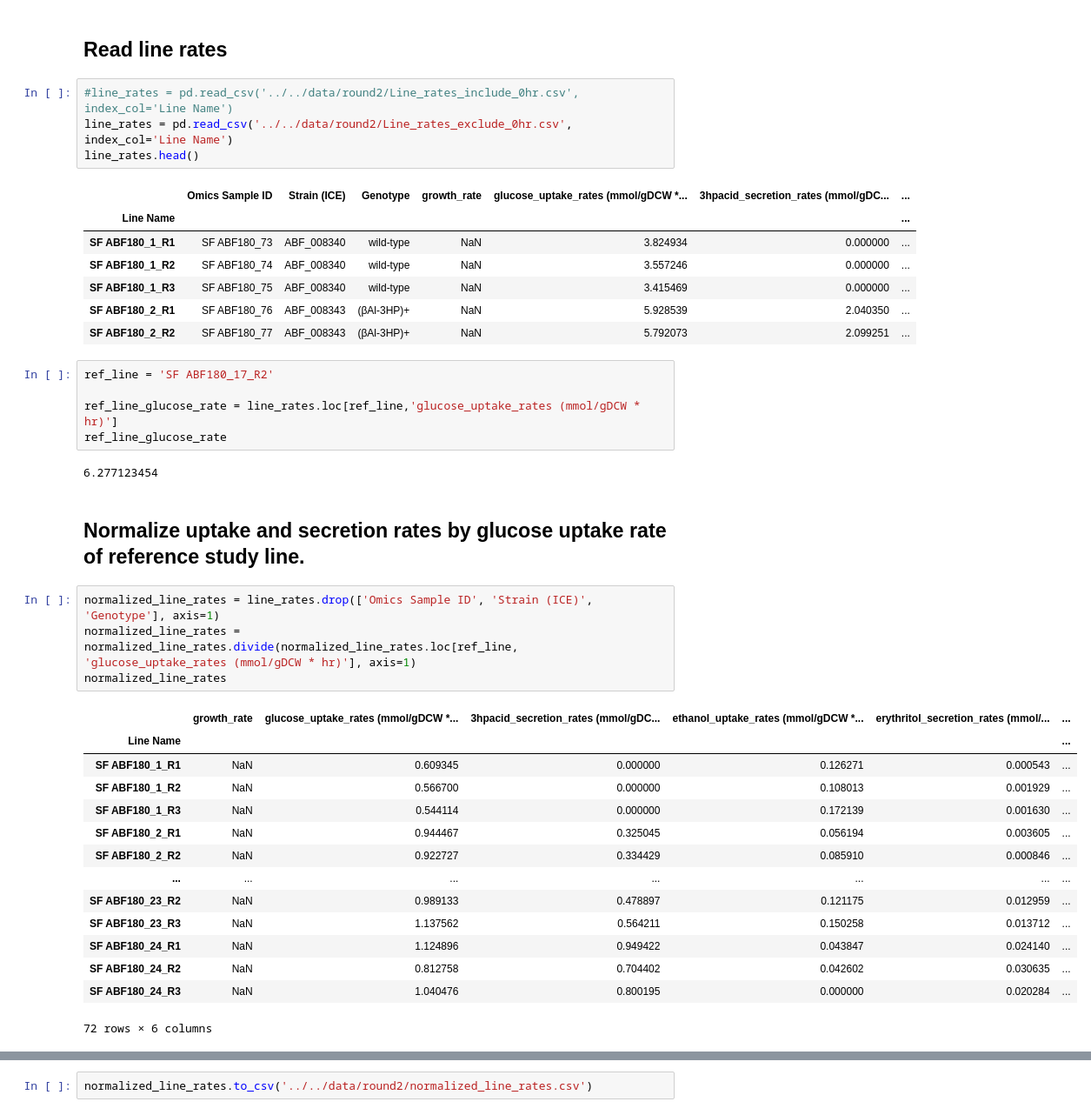
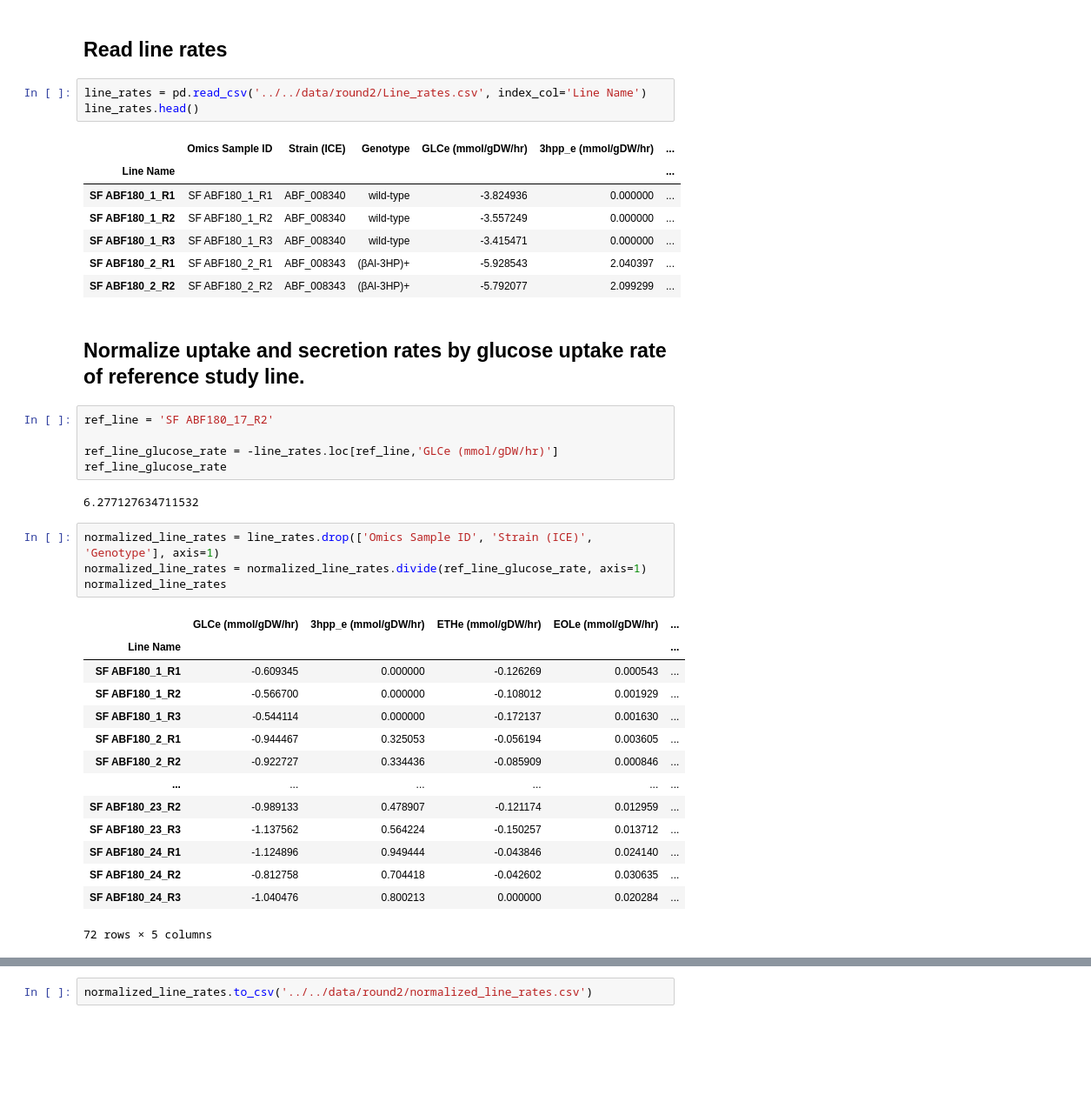
Before and after one commit to AgileBioFoundry/AspergillusQ4Milestone, a Jupyter notebook: notebooks/round2/Eflux4A.niger.ipynb, the cells around one changed output, grey strips where cells are left out. Shown at 87% size. Saved outputs shown, nothing was run; the diff lists cells and outputs as text; blank space fills up the shorter version.

```diff
--- a/notebooks/round2/Eflux4A.niger.ipynb
+++ b/notebooks/round2/Eflux4A.niger.ipynb
@@ -78,45 +70,44 @@ model.objective = 'BOUNDARY_CO2e'
 # %% [markdown]
 ## Read line rates
 # %%
-#line_rates = pd.read_csv('../../data/round2/Line_rates_include_0hr.csv', index_col='Line Name')
-line_rates = pd.read_csv('../../data/round2/Line_rates_exclude_0hr.csv', index_col='Line Name')
+line_rates = pd.read_csv('../../data/round2/Line_rates.csv', index_col='Line Name')
 line_rates.head()
 # %% [output]
-|  | Omics Sample ID | Strain (ICE) | Genotype | growth_rate | glucose_uptake_rates (mmol/gDCW *... | 3hpacid_secretion_rates (mmol/gDC... | ... |
-| Line Name |  |  |  |  |  |  | ... |
-| SF ABF180_1_R1 | SF ABF180_73 | ABF_008340 | wild-type | NaN | 3.824934 | 0.000000 | ... |
-| SF ABF180_1_R2 | SF ABF180_74 | ABF_008340 | wild-type | NaN | 3.557246 | 0.000000 | ... |
-| SF ABF180_1_R3 | SF ABF180_75 | ABF_008340 | wild-type | NaN | 3.415469 | 0.000000 | ... |
-| SF ABF180_2_R1 | SF ABF180_76 | ABF_008343 | (βAl-3HP)+ | NaN | 5.928539 | 2.040350 | ... |
-| SF ABF180_2_R2 | SF ABF180_77 | ABF_008343 | (βAl-3HP)+ | NaN | 5.792073 | 2.099251 | ... |
+|  | Omics Sample ID | Strain (ICE) | Genotype | GLCe (mmol/gDW/hr) | 3hpp_e (mmol/gDW/hr) | ... |
+| Line Name |  |  |  |  |  | ... |
+| SF ABF180_1_R1 | SF ABF180_1_R1 | ABF_008340 | wild-type | -3.824936 | 0.000000 | ... |
+| SF ABF180_1_R2 | SF ABF180_1_R2 | ABF_008340 | wild-type | -3.557249 | 0.000000 | ... |
+| SF ABF180_1_R3 | SF ABF180_1_R3 | ABF_008340 | wild-type | -3.415471 | 0.000000 | ... |
+| SF ABF180_2_R1 | SF ABF180_2_R1 | ABF_008343 | (βAl-3HP)+ | -5.928543 | 2.040397 | ... |
+| SF ABF180_2_R2 | SF ABF180_2_R2 | ABF_008343 | (βAl-3HP)+ | -5.792077 | 2.099299 | ... |
-# %%
-ref_line = 'SF ABF180_17_R2'
-
-ref_line_glucose_rate = line_rates.loc[ref_line,'glucose_uptake_rates (mmol/gDCW * hr)']
-ref_line_glucose_rate
-# %% [output]
-6.277123454
 # %% [markdown]
 ## Normalize uptake and secretion rates by glucose uptake rate of reference study line.
+# %%
+ref_line = 'SF ABF180_17_R2'
+
+ref_line_glucose_rate = -line_rates.loc[ref_line,'GLCe (mmol/gDW/hr)']
+ref_line_glucose_rate
+# %% [output]
+6.277127634711532
 # %%
 normalized_line_rates = line_rates.drop(['Omics Sample ID', 'Strain (ICE)', 'Genotype'], axis=1)
-normalized_line_rates = normalized_line_rates.divide(normalized_line_rates.loc[ref_line, 'glucose_uptake_rates (mmol/gDCW * hr)'], axis=1)
+normalized_line_rates = normalized_line_rates.divide(ref_line_glucose_rate, axis=1)
 normalized_line_rates
 # %% [output]
-|  | growth_rate | glucose_uptake_rates (mmol/gDCW *... | 3hpacid_secretion_rates (mmol/gDC... | ethanol_uptake_rates (mmol/gDCW *... | erythritol_secretion_rates (mmol/... | ... |
-| Line Name |  |  |  |  |  | ... |
-| SF ABF180_1_R1 | NaN | 0.609345 | 0.000000 | 0.126271 | 0.000543 | ... |
-| SF ABF180_1_R2 | NaN | 0.566700 | 0.000000 | 0.108013 | 0.001929 | ... |
-| SF ABF180_1_R3 | NaN | 0.544114 | 0.000000 | 0.172139 | 0.001630 | ... |
-| SF ABF180_2_R1 | NaN | 0.944467 | 0.325045 | 0.056194 | 0.003605 | ... |
-| SF ABF180_2_R2 | NaN | 0.922727 | 0.334429 | 0.085910 | 0.000846 | ... |
-| ... | ... | ... | ... | ... | ... | ... |
-| SF ABF180_23_R2 | NaN | 0.989133 | 0.478897 | 0.121175 | 0.012959 | ... |
-| SF ABF180_23_R3 | NaN | 1.137562 | 0.564211 | 0.150258 | 0.013712 | ... |
-| SF ABF180_24_R1 | NaN | 1.124896 | 0.949422 | 0.043847 | 0.024140 | ... |
-| SF ABF180_24_R2 | NaN | 0.812758 | 0.704402 | 0.042602 | 0.030635 | ... |
-| SF ABF180_24_R3 | NaN | 1.040476 | 0.800195 | 0.000000 | 0.020284 | ... |
+|  | GLCe (mmol/gDW/hr) | 3hpp_e (mmol/gDW/hr) | ETHe (mmol/gDW/hr) | EOLe (mmol/gDW/hr) | ... |
+| Line Name |  |  |  |  | ... |
+| SF ABF180_1_R1 | -0.609345 | 0.000000 | -0.126269 | 0.000543 | ... |
+| SF ABF180_1_R2 | -0.566700 | 0.000000 | -0.108012 | 0.001929 | ... |
+| SF ABF180_1_R3 | -0.544114 | 0.000000 | -0.172137 | 0.001630 | ... |
+| SF ABF180_2_R1 | -0.944467 | 0.325053 | -0.056194 | 0.003605 | ... |
+| SF ABF180_2_R2 | -0.922727 | 0.334436 | -0.085909 | 0.000846 | ... |
+| ... | ... | ... | ... | ... | ... |
+| SF ABF180_23_R2 | -0.989133 | 0.478907 | -0.121174 | 0.012959 | ... |
+| SF ABF180_23_R3 | -1.137562 | 0.564224 | -0.150257 | 0.013712 | ... |
+| SF ABF180_24_R1 | -1.124896 | 0.949444 | -0.043846 | 0.024140 | ... |
+| SF ABF180_24_R2 | -0.812758 | 0.704418 | -0.042602 | 0.030635 | ... |
+| SF ABF180_24_R3 | -1.040476 | 0.800213 | 0.000000 | 0.020284 | ... |
-72 rows × 6 columns
+72 rows × 5 columns
 # %%
 normalized_line_rates[(normalized_line_rates < 0).any(axis=1)]
 # %% [output]
```
Also changed, not shown: parts of 37 cells of this notebook, 7 other files.
